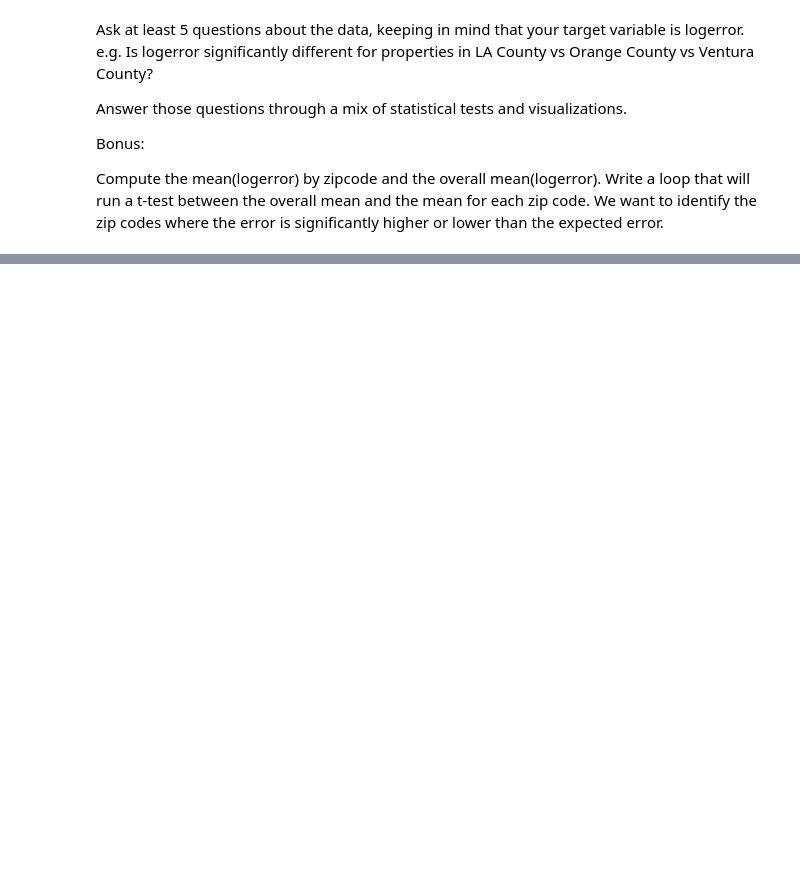
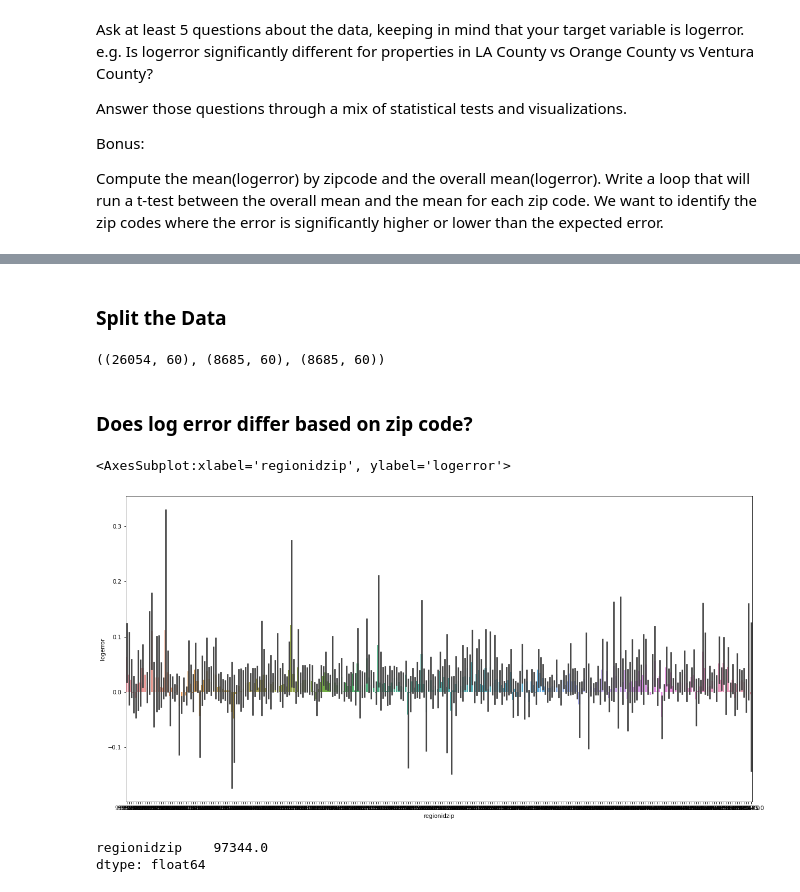
Before and after one commit to dashbringhurst/clustering-exercises, a Jupyter notebook: explore_zillow.ipynb, the cells around one changed output, grey strips where cells are left out. Cells and saved outputs as stored; diff of their text form; code cells hidden in the pictures; blank space fills up the shorter version.

```diff
--- a/explore_zillow.ipynb
+++ b/explore_zillow.ipynb
@@ -146,0 +167,21 @@ Report Finished
+# %% [markdown]
+### Split the Data
+# %%
+train, validate, test = wrangle.split_data(df)
+# %%
+train.shape, validate.shape, test.shape
+# %% [output]
+((26054, 60), (8685, 60), (8685, 60))
+# %% [markdown]
+### Does log error differ based on zip code?
+# %%
+plt.figure(figsize=[20,10])
+sns.barplot(x=train.regionidzip, y=train.logerror)
+# %% [output]
+<AxesSubplot:xlabel='regionidzip', ylabel='logerror'>
+[figure, added]
+# %%
+pd.DataFrame(train.regionidzip[train.logerror > 1]).max()
+# %% [output]
+regionidzip    97344.0
+dtype: float64
```
Also changed, not shown: parts of 26 cells of this notebook.
